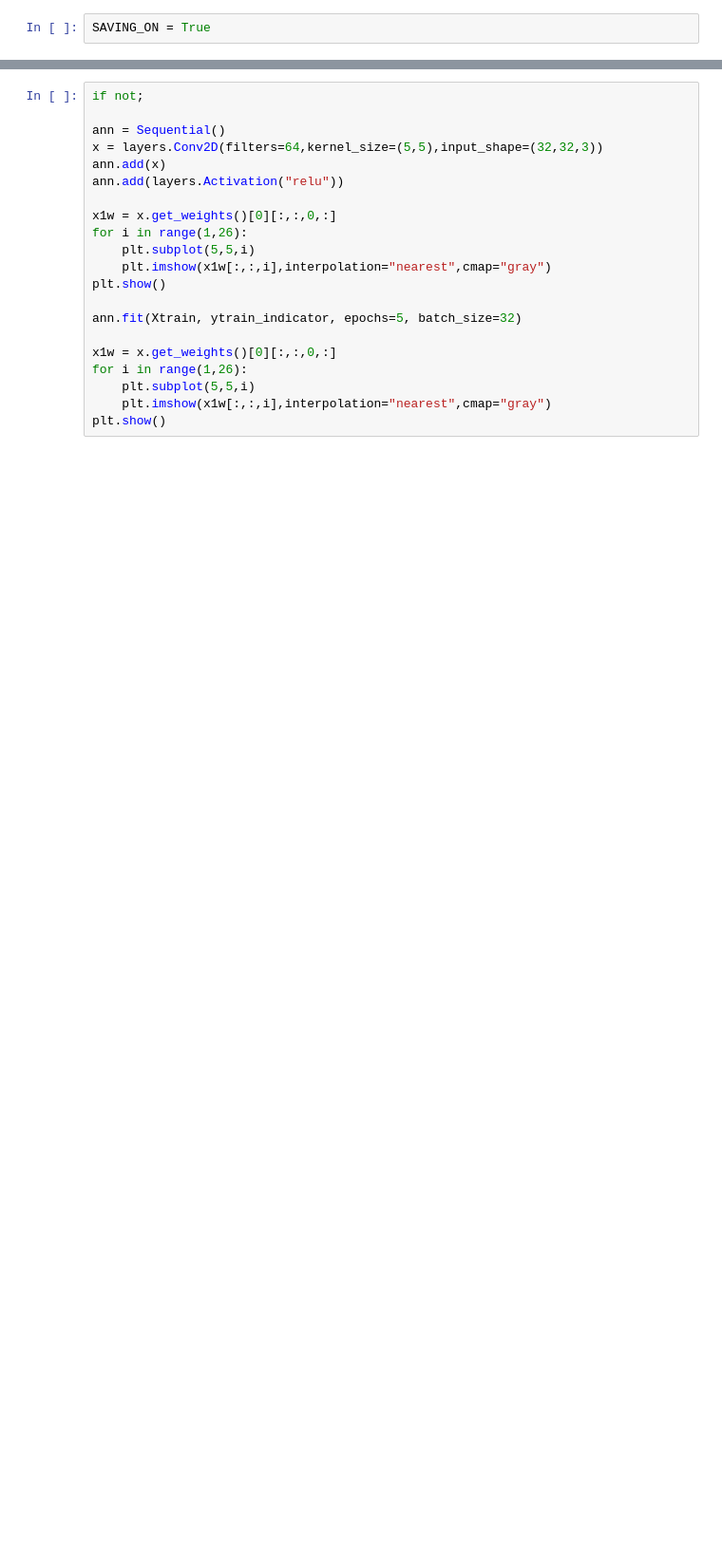
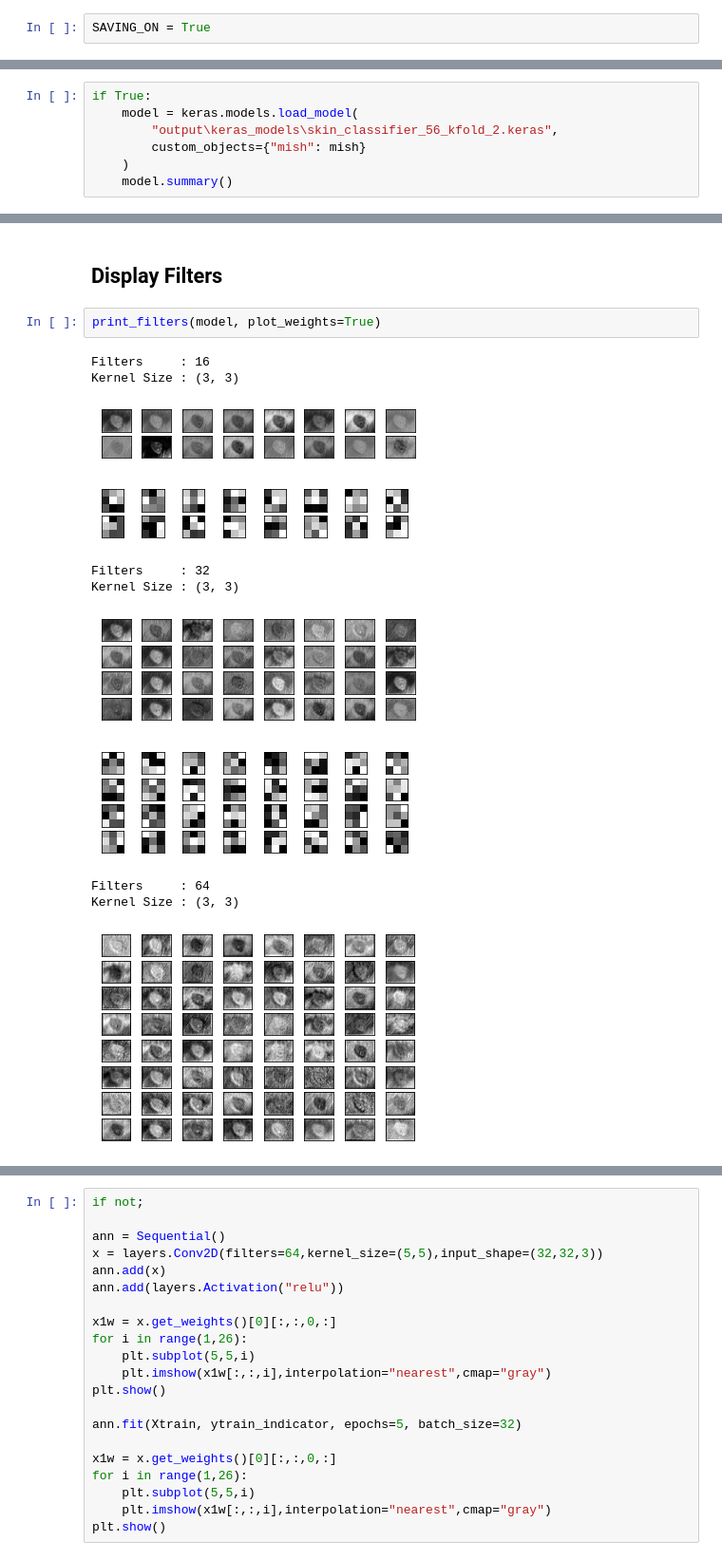
Before and after one commit to gitfolder/capstone, a Jupyter notebook: Code/CNN/CNN.ipynb, the cells around one changed output, grey strips where cells are left out. Shown at 95% size. Saved outputs shown, nothing was run; the diff lists cells and outputs as text; blank space fills up the shorter version.

```diff
--- a/Code/CNN/CNN.ipynb
+++ b/Code/CNN/CNN.ipynb
@@ -384,0 +691,7 @@ filters = (filters - f_min) / (f_max - f_min)
+# %%
+if True:
+    model = keras.models.load_model(
+        "output\keras_models\skin_classifier_56_kfold_2.keras",
+        custom_objects={"mish": mish}
+    )
+    model.summary()
@@ -384,0 +716,16 @@ filters = (filters - f_min) / (f_max - f_min)
+# %% [markdown]
+## Display Filters
+# %%
+print_filters(model, plot_weights=True)
+# %% [output]
+Filters     : 16
+Kernel Size : (3, 3)
+[figure, added]
+[figure, added]
+Filters     : 32
+Kernel Size : (3, 3)
+[figure, added]
+[figure, added]
+Filters     : 64
+Kernel Size : (3, 3)
+[figure, added]
```
Also changed, not shown: parts of 40 cells of this notebook.
